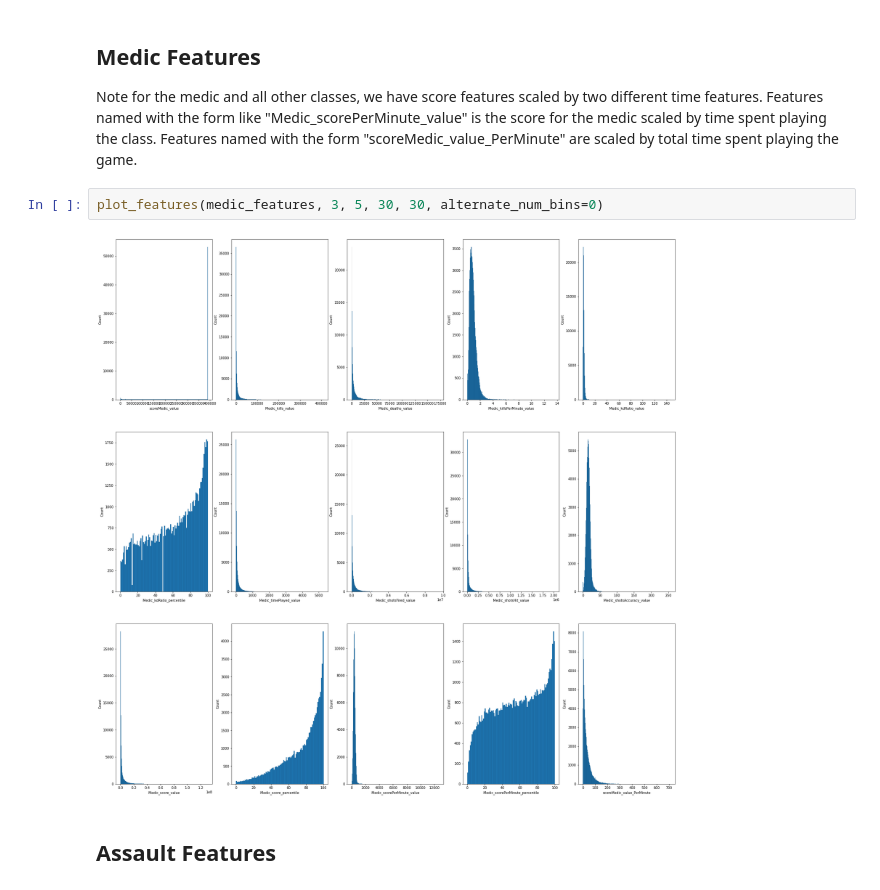
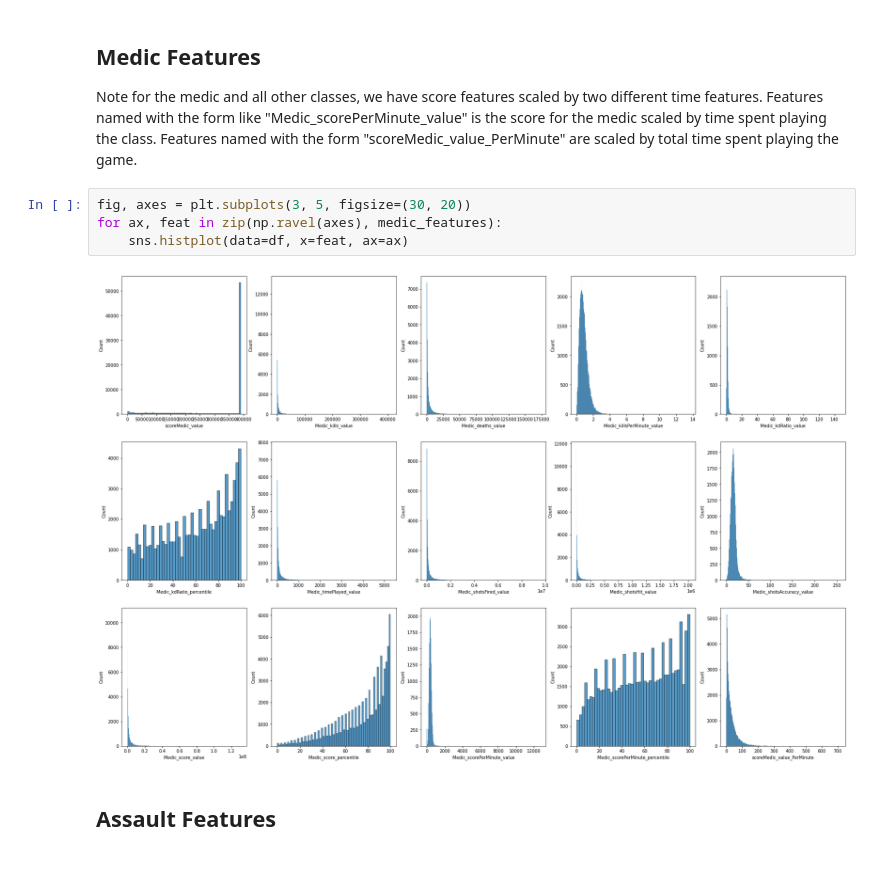
Before and after one commit to penichols10/Battlefield_players, a Jupyter notebook: analysis.ipynb, the cells around one changed output. Drawn from its saved outputs; the diff is of its cells as text.

```diff
--- a/analysis.ipynb
+++ b/analysis.ipynb
@@ -255,9 +211,11 @@ plot_features(general_feature_non_rate, 8, 6, 30, 30, alternate_num_bins=0)
 # %% [markdown]
 ## Medic Features
 Note for the medic and all other classes, we have score features scaled by two different time features. Features named with the form like "Medic_scorePerMinute_value" is the score for the medic scaled by time spent playing the class. Features named with the form "scoreMedic_value_PerMinute" are scaled by total time spent playing the game.
-# %%
-plot_features(medic_features, 3, 5, 30, 30, alternate_num_bins=0)
-# %% [output]
-[figure, removed]
+# %%
+fig, axes = plt.subplots(3, 5, figsize=(30, 20))
+for ax, feat in zip(np.ravel(axes), medic_features):
+    sns.histplot(data=df, x=feat, ax=ax)
+# %% [output]
+[figure, added]
 # %% [markdown]
 ## Assault Features
```
Also changed, not shown: parts of 87 cells of this notebook.
